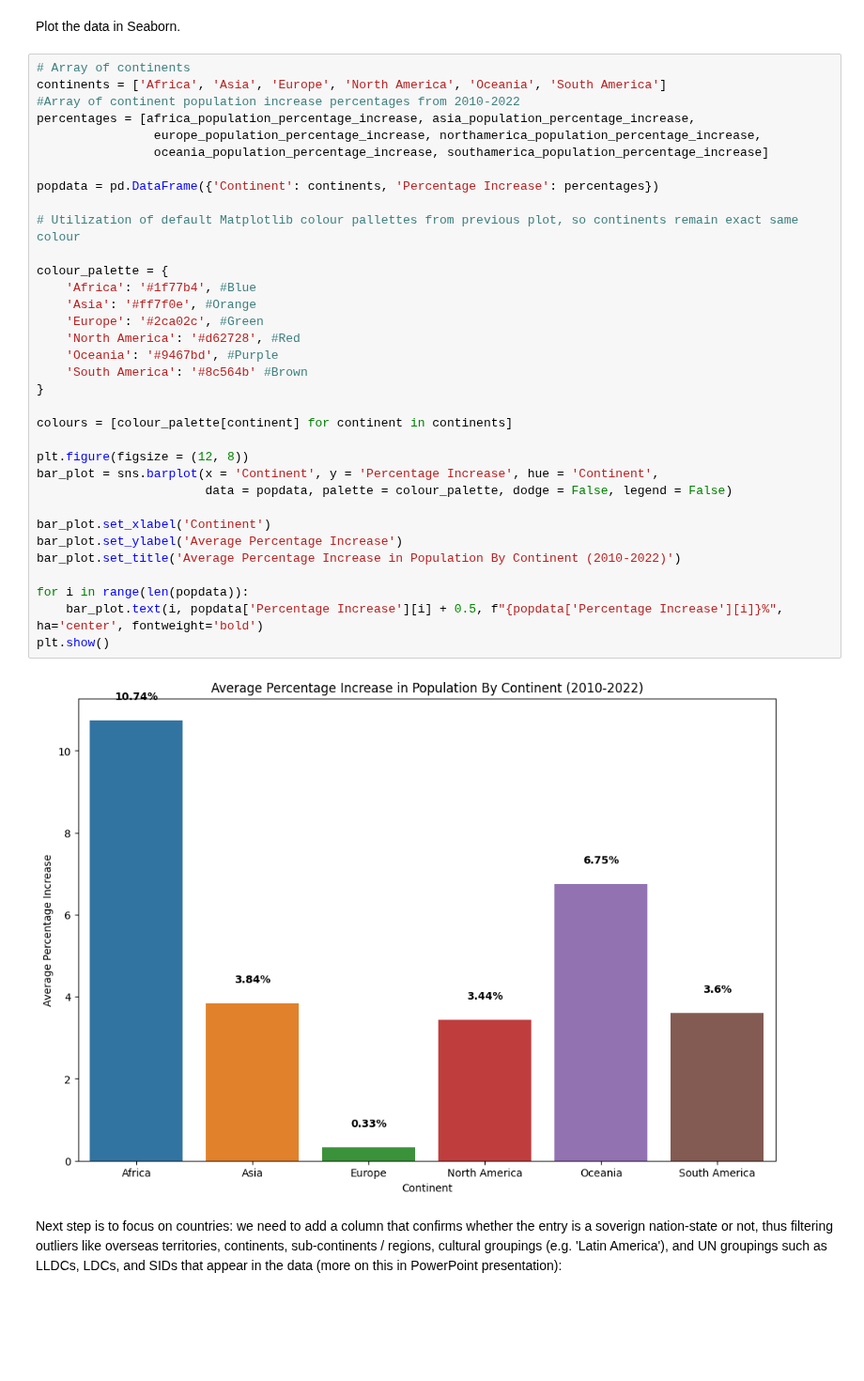
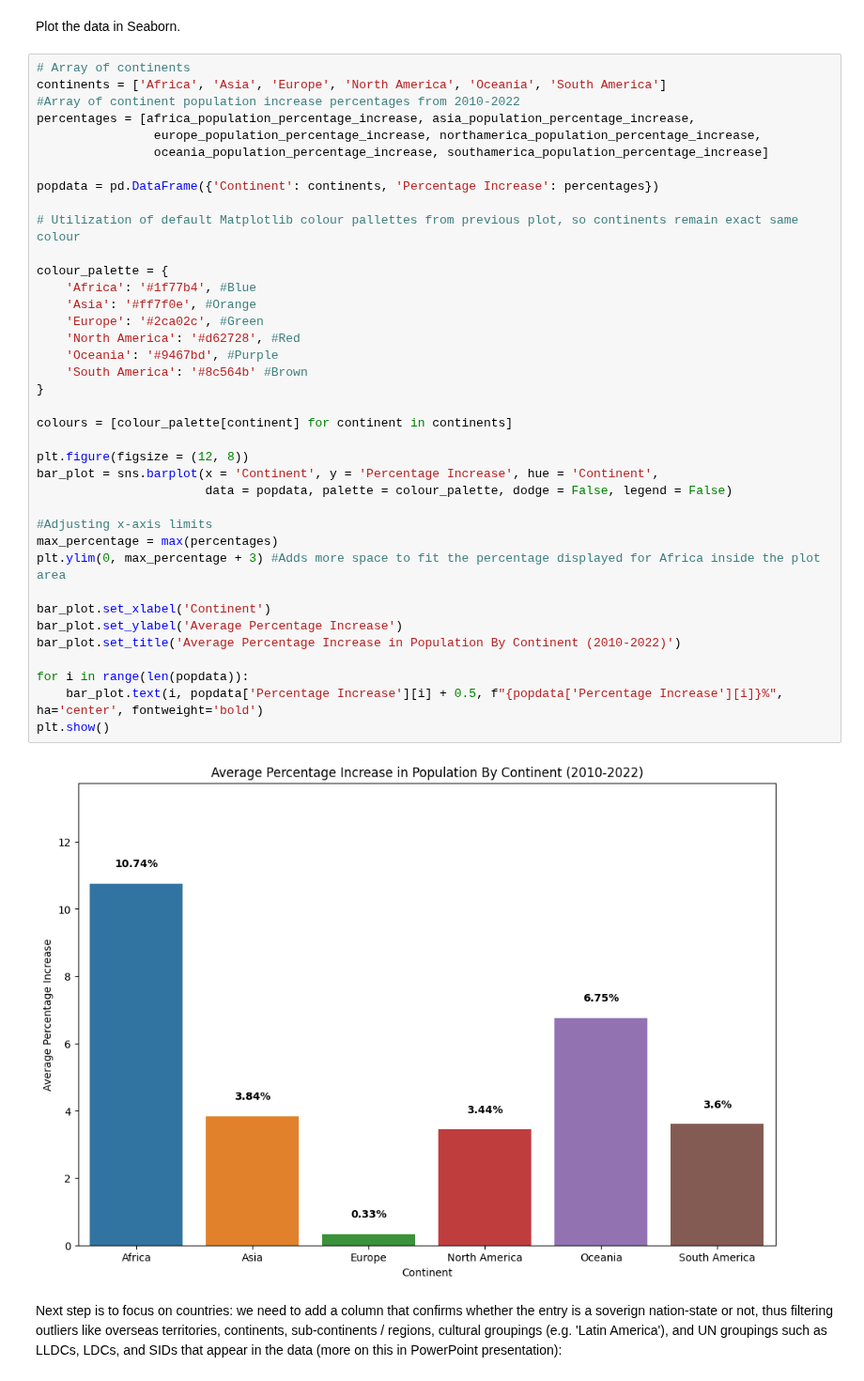
Before and after one commit to DominicSimpson/UN-Population-Dataset-Project, a Jupyter notebook: notebooks/unpopulationstatistics.ipynb, the cells around one changed output. Shown at 94% size. Drawn from its saved outputs; the diff is of its cells as text; blank space fills up the shorter version.

Commit message:
Displaying percentage increases in pop by continent

```diff
--- a/notebooks/unpopulationstatistics.ipynb
+++ b/notebooks/unpopulationstatistics.ipynb
@@ -639,34 +639,38 @@ percentages = [africa_population_percentage_increase, asia_population_percentage
                 europe_population_percentage_increase, northamerica_population_percentage_increase,
                 oceania_population_percentage_increase, southamerica_population_percentage_increase]
 
 popdata = pd.DataFrame({'Continent': continents, 'Percentage Increase': percentages})
 
 # Utilization of default Matplotlib colour pallettes from previous plot, so continents remain exact same colour
 
 colour_palette = {
     'Africa': '#1f77b4', #Blue
     'Asia': '#ff7f0e', #Orange
     'Europe': '#2ca02c', #Green
     'North America': '#d62728', #Red
     'Oceania': '#9467bd', #Purple
     'South America': '#8c564b' #Brown
 }
 
 colours = [colour_palette[continent] for continent in continents]
 
 plt.figure(figsize = (12, 8))
 bar_plot = sns.barplot(x = 'Continent', y = 'Percentage Increase', hue = 'Continent',
                        data = popdata, palette = colour_palette, dodge = False, legend = False)
 
+#Adjusting x-axis limits
+max_percentage = max(percentages)
+plt.ylim(0, max_percentage + 3) #Adds more space to fit the percentage displayed for Africa inside the plot area
+
 bar_plot.set_xlabel('Continent')
 bar_plot.set_ylabel('Average Percentage Increase')
 bar_plot.set_title('Average Percentage Increase in Population By Continent (2010-2022)')
 
 for i in range(len(popdata)):
     bar_plot.text(i, popdata['Percentage Increase'][i] + 0.5, f"{popdata['Percentage Increase'][i]}%", ha='center', fontweight='bold')
 plt.show()
 # %% [output]
-[figure, old version]
+[figure, new version]
 # %% [markdown]
 Next step is to focus on countries:
 we need to add a column that confirms whether the entry is a soverign nation-state or not, thus filtering outliers like
```
